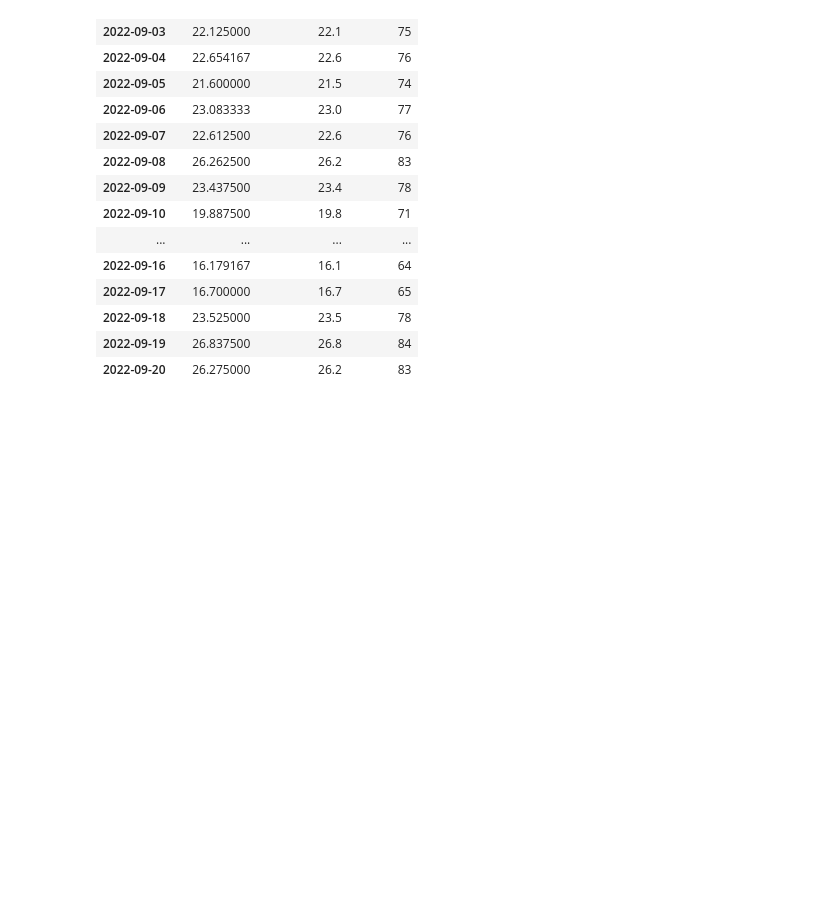
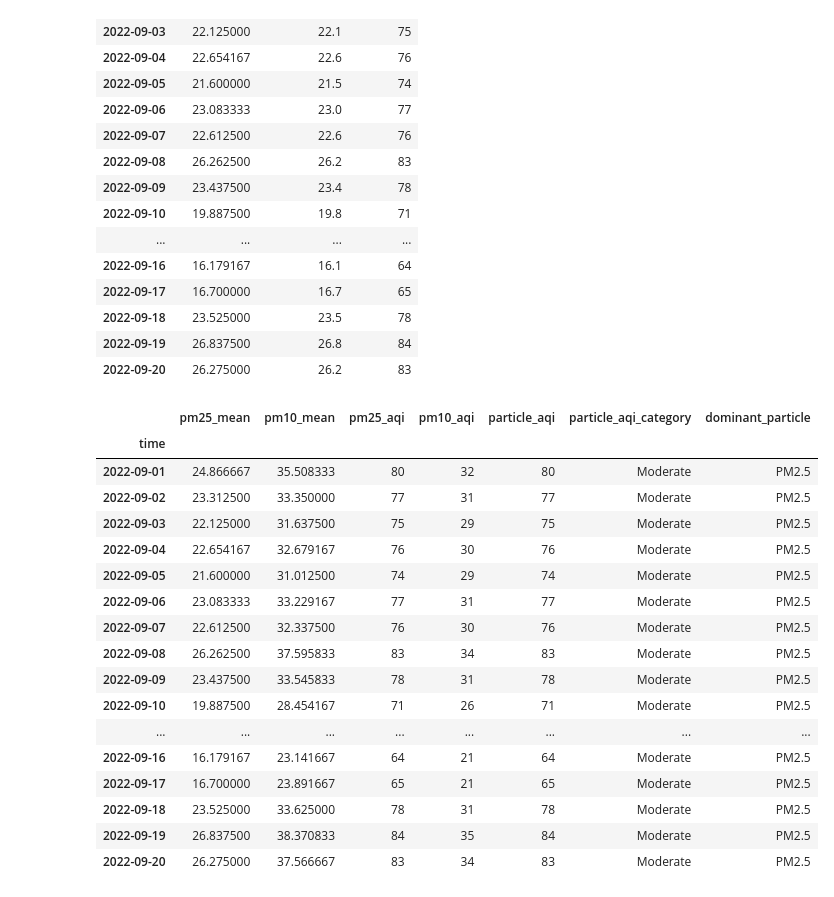
Before and after one commit to rubeshnpl13/Kathmandu-Air-Quality-Intelligence, a Jupyter notebook: notebooks/03_feature_engineering.ipynb, the cells around one changed output. Cells and saved outputs as stored; diff of their text form; code cells hidden in the pictures; blank space fills up the shorter version.

```diff
--- a/notebooks/03_feature_engineering.ipynb
+++ b/notebooks/03_feature_engineering.ipynb
@@ -734,3 +734,58 @@ daily['particle_aqi_category'] = (
     daily['particle_aqi']
     .apply(get_aqi_category)
 )
+# %%
+aqi_order = [
+    'Good',
+    'Moderate',
+    'Unhealthy for Sensitive Groups',
+    'Unhealthy',
+    'Very Unhealthy',
+    'Hazardous'
+]
+
+daily['particle_aqi_category'] = pd.Categorical(
+    daily['particle_aqi_category'],
+    categories=aqi_order,
+    ordered=True
+)
+# %%
+#AQI threshold indicators
+daily['aqi_over_100'] = (
+    daily['particle_aqi'] > 100
+).astype(int)
+
+daily['aqi_over_150'] = (
+    daily['particle_aqi'] > 150
+).astype(int)
+# %%
+daily[
+    [
+        'pm25_mean',
+        'pm10_mean',
+        'pm25_aqi',
+        'pm10_aqi',
+        'particle_aqi',
+        'particle_aqi_category',
+        'dominant_particle'
+    ]
+].head(20)
+# %% [output]
+|  | pm25_mean | pm10_mean | pm25_aqi | pm10_aqi | particle_aqi | particle_aqi_category | dominant_particle |
+| time |  |  |  |  |  |  |  |
+| 2022-09-01 | 24.866667 | 35.508333 | 80 | 32 | 80 | Moderate | PM2.5 |
+| 2022-09-02 | 23.312500 | 33.350000 | 77 | 31 | 77 | Moderate | PM2.5 |
+| 2022-09-03 | 22.125000 | 31.637500 | 75 | 29 | 75 | Moderate | PM2.5 |
+| 2022-09-04 | 22.654167 | 32.679167 | 76 | 30 | 76 | Moderate | PM2.5 |
+| 2022-09-05 | 21.600000 | 31.012500 | 74 | 29 | 74 | Moderate | PM2.5 |
+| 2022-09-06 | 23.083333 | 33.229167 | 77 | 31 | 77 | Moderate | PM2.5 |
+| 2022-09-07 | 22.612500 | 32.337500 | 76 | 30 | 76 | Moderate | PM2.5 |
+| 2022-09-08 | 26.262500 | 37.595833 | 83 | 34 | 83 | Moderate | PM2.5 |
+| 2022-09-09 | 23.437500 | 33.545833 | 78 | 31 | 78 | Moderate | PM2.5 |
+| 2022-09-10 | 19.887500 | 28.454167 | 71 | 26 | 71 | Moderate | PM2.5 |
+| ... | ... | ... | ... | ... | ... | ... | ... |
+| 2022-09-16 | 16.179167 | 23.141667 | 64 | 21 | 64 | Moderate | PM2.5 |
+| 2022-09-17 | 16.700000 | 23.891667 | 65 | 21 | 65 | Moderate | PM2.5 |
+| 2022-09-18 | 23.525000 | 33.625000 | 78 | 31 | 78 | Moderate | PM2.5 |
+| 2022-09-19 | 26.837500 | 38.370833 | 84 | 35 | 84 | Moderate | PM2.5 |
+| 2022-09-20 | 26.275000 | 37.566667 | 83 | 34 | 83 | Moderate | PM2.5 |
```
Also changed, not shown: parts of 13 cells of this notebook, 2 other files.
